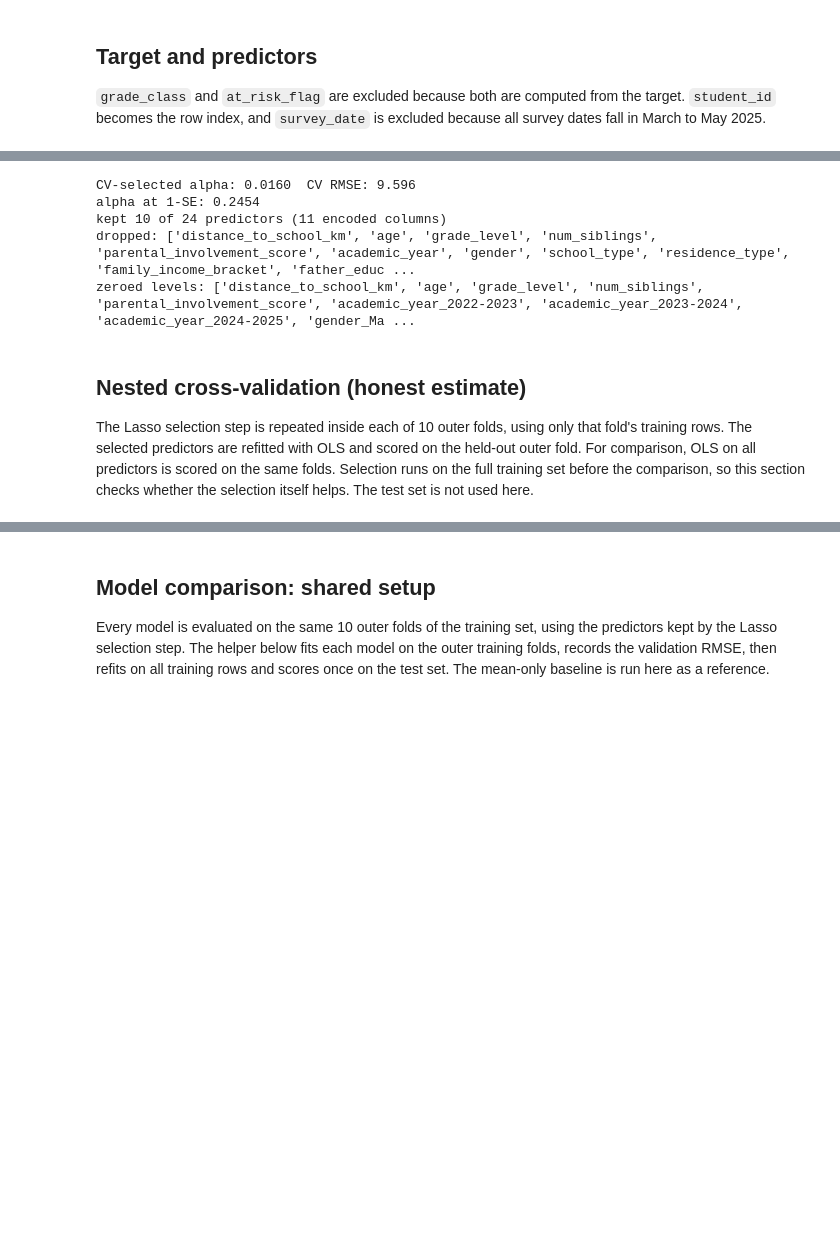
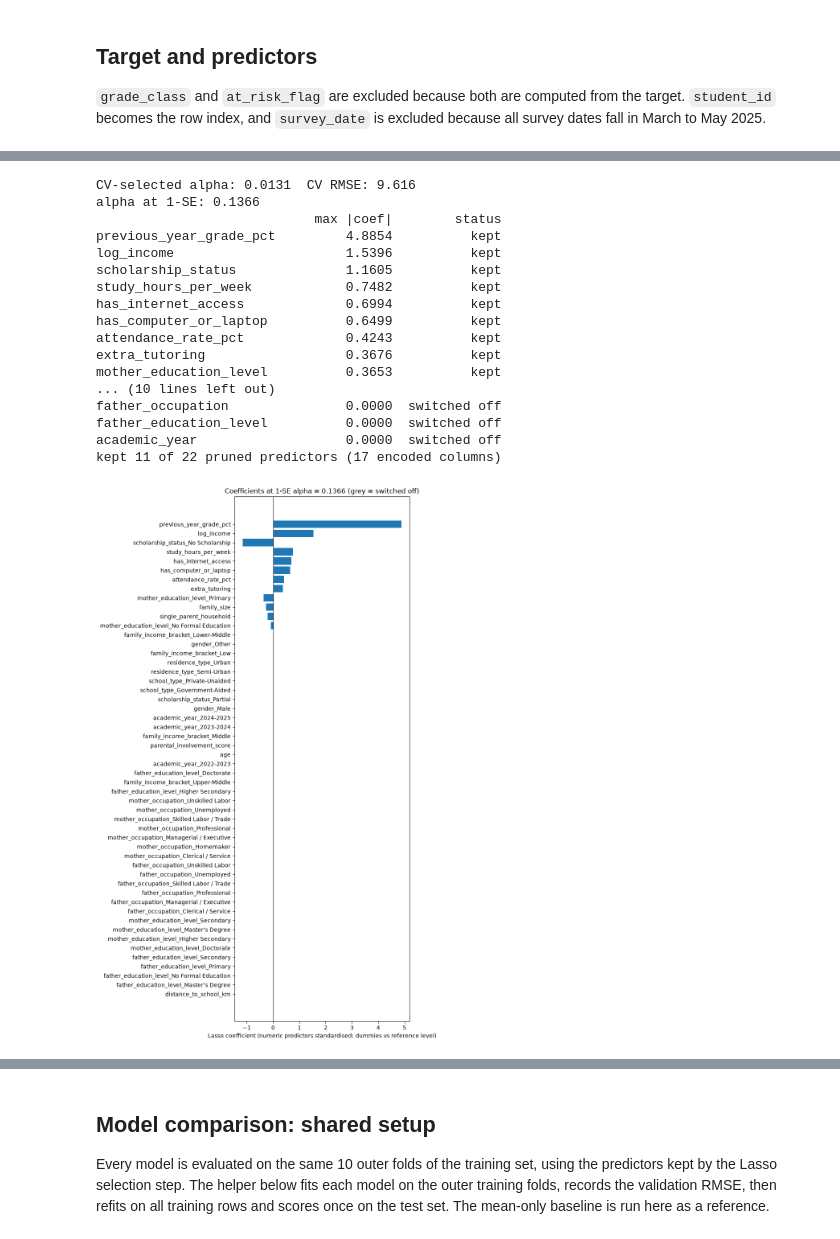
Before and after one commit to ZhangAnli/ST5227-Course-Project, a Jupyter notebook: Project.ipynb, the cells around one changed output, grey strips where cells are left out. Drawn from its saved outputs; the diff is of its cells as text; code cells hidden in the pictures; blank space fills up the shorter version.

```diff
--- a/Project.ipynb
+++ b/Project.ipynb
@@ -94,4 +172,5 @@ The selection uses one Lasso step on the training rows only. Numeric predictors
 # %%
+import matplotlib.pyplot as plt
 from sklearn.compose import ColumnTransformer
 from sklearn.linear_model import Lasso
 from sklearn.model_selection import GridSearchCV, KFold
@@ -99,16 +178,6 @@ from sklearn.pipeline import make_pipeline
 from sklearn.preprocessing import StandardScaler
 
 N_SPLITS = 10
-
-
-def source_variable(col):
-    # Maps a one-hot column back to its raw predictor name
-    for raw in PREDICTOR_COLS:
-        if col == raw or col.startswith(raw + '_'):
-            return raw
-    return col
-
-
 ALPHA_GRID = np.logspace(-4, 1, 60)
 ALL_COLS = list(X_train.columns)
 
@@ -116,45 +185,68 @@ ALL_COLS = list(X_train.columns)
 def make_pipe(cols):
     # Continuous and discrete columns (including 0/1 flags) are scaled. One-hot dummy columns pass through unchanged.
     scale_cols = [c for c in cols if source_variable(c) in NUMERIC_COLS]
     scaling = ColumnTransformer([('scale', StandardScaler(), scale_cols)],
                                 remainder='passthrough', verbose_feature_names_out=False)
     return make_pipeline(scaling.set_output(transform='pandas'), Lasso(max_iter=20000))
 
 
 def one_se_alpha(search):
     # Largest alpha whose CV error is within one standard error of the best
     mean_rmse = -search.cv_results_['mean_test_score']
     se = search.cv_results_['std_test_score'] / np.sqrt(N_SPLITS)
     best = np.argmin(mean_rmse)
     return ALPHA_GRID[mean_rmse <= mean_rmse[best] + se[best]].max()
 
 
 folds = list(KFold(n_splits=N_SPLITS, shuffle=True, random_state=SEED).split(X_train))
 search = GridSearchCV(make_pipe(ALL_COLS), {'lasso__alpha': ALPHA_GRID}, cv=folds,
                       scoring='neg_root_mean_squared_error', n_jobs=-1).fit(X_train, Y_train)
 ALPHA_1SE = one_se_alpha(search)
 print(f'CV-selected alpha: {search.best_params_["lasso__alpha"]:.4f}  CV RMSE: {-search.best_score_:.3f}')
 print(f'alpha at 1-SE: {ALPHA_1SE:.4f}')
 
 lasso_fit = make_pipe(ALL_COLS).set_params(lasso__alpha=ALPHA_1SE).fit(X_train, Y_train)
 lasso_coef = pd.Series(lasso_fit[-1].coef_, index=lasso_fit[:-1].get_feature_names_out())
-kept_levels = lasso_coef[lasso_coef != 0].index
-SELECTED_PREDICTORS = [p for p in PREDICTOR_COLS if p in set(kept_levels.map(source_variable))]
-DROPPED_PREDICTORS = [p for p in PREDICTOR_COLS if p not in SELECTED_PREDICTORS]
+predictor_of = lasso_coef.index.map(source_variable)
+
+kept_levels = lasso_coef[lasso_coef != 0].index.map(source_variable)
+SELECTED_PREDICTORS = [p for p in PRUNED_PREDICTORS if p in set(kept_levels)]
 FINAL_COLS = [c for c in ALL_COLS if source_variable(c) in SELECTED_PREDICTORS]
+
+summary = lasso_coef.abs().groupby(predictor_of).max().rename('max |coef|').to_frame()
+summary['status'] = np.where(summary.index.isin(SELECTED_PREDICTORS), 'kept', 'switched off')
+print(summary.sort_values('max |coef|', ascending=False).round(4).to_string())
+print(f'kept {len(SELECTED_PREDICTORS)} of {len(PRUNED_PREDICTORS)} pruned predictors ({len(FINAL_COLS)} encoded columns)')
 
 X_train_final = X_train[FINAL_COLS]
 X_test_final = X_test[FINAL_COLS]
-print(f'kept {len(SELECTED_PREDICTORS)} of {len(PREDICTOR_COLS)} predictors ({len(FINAL_COLS)} encoded columns)')
-print('dropped:', DROPPED_PREDICTORS)
-print('zeroed levels:', lasso_coef[lasso_coef == 0].index.tolist())
+
+order = lasso_coef.abs().sort_values().index
+bar_colors = ['tab:blue' if lasso_coef[c] != 0 else 'lightgray' for c in order]
+
+fig, ax = plt.subplots(figsize=(8, 14))
+ax.barh(order, lasso_coef[order], color=bar_colors)
+ax.axvline(0, color='black', linewidth=0.8)
+ax.set_xlabel('Lasso coefficient (numeric predictors standardised; dummies vs reference level)')
+ax.set_title(f'Coefficients at 1-SE alpha = {ALPHA_1SE:.4f} (grey = switched off)')
+plt.tight_layout()
+plt.show()
 # %% [output]
-CV-selected alpha: 0.0160  CV RMSE: 9.596
-alpha at 1-SE: 0.2454
-kept 10 of 24 predictors (11 encoded columns)
-dropped: ['distance_to_school_km', 'age', 'grade_level', 'num_siblings', 'parental_involvement_score', 'academic_year', 'gender', 'school_type', 'residence_type', 'family_income_bracket', 'father_educ ...
-zeroed levels: ['distance_to_school_km', 'age', 'grade_level', 'num_siblings', 'parental_involvement_score', 'academic_year_2022-2023', 'academic_year_2023-2024', 'academic_year_2024-2025', 'gender_Ma ...
+CV-selected alpha: 0.0131  CV RMSE: 9.616
+alpha at 1-SE: 0.1366
+                            max |coef|        status
+previous_year_grade_pct         4.8854          kept
+log_income                      1.5396          kept
+scholarship_status              1.1605          kept
+study_hours_per_week            0.7482          kept
+has_internet_access             0.6994          kept
+has_computer_or_laptop          0.6499          kept
+attendance_rate_pct             0.4243          kept
+extra_tutoring                  0.3676          kept
+mother_education_level          0.3653          kept
+... (10 lines left out)
+father_occupation               0.0000  switched off
+father_education_level          0.0000  switched off
+academic_year                   0.0000  switched off
+kept 11 of 22 pruned predictors (17 encoded columns)
+[figure, added]
-# %% [markdown]
-## Nested cross-validation (honest estimate)
-
-The Lasso selection step is repeated inside each of 10 outer folds, using only that fold's training rows. The selected predictors are refitted with OLS and scored on the held-out outer fold. For comparison, OLS on all predictors is scored on the same folds. Selection runs on the full training set before the comparison, so this section checks whether the selection itself helps. The test set is not used here.
```
Also changed, not shown: parts of 21 cells of this notebook.
